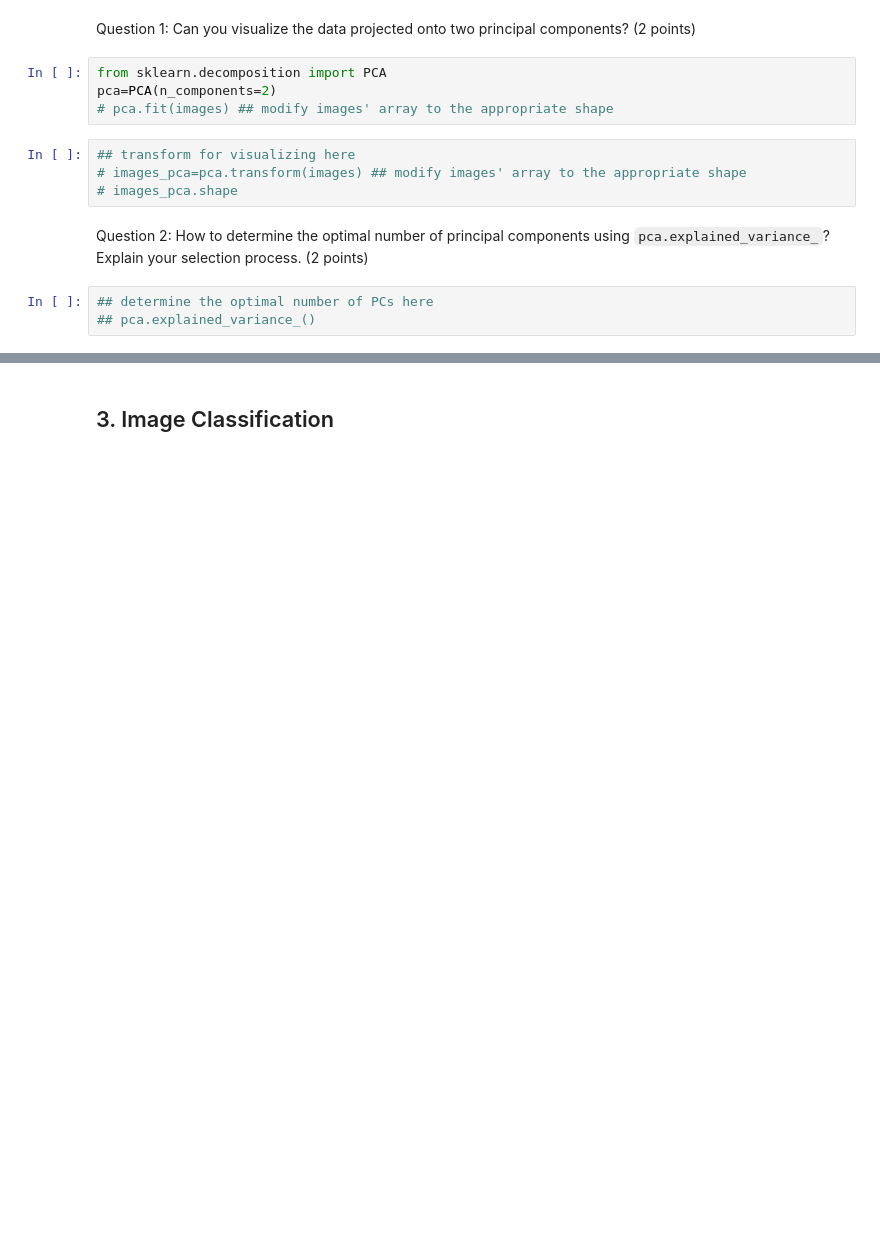
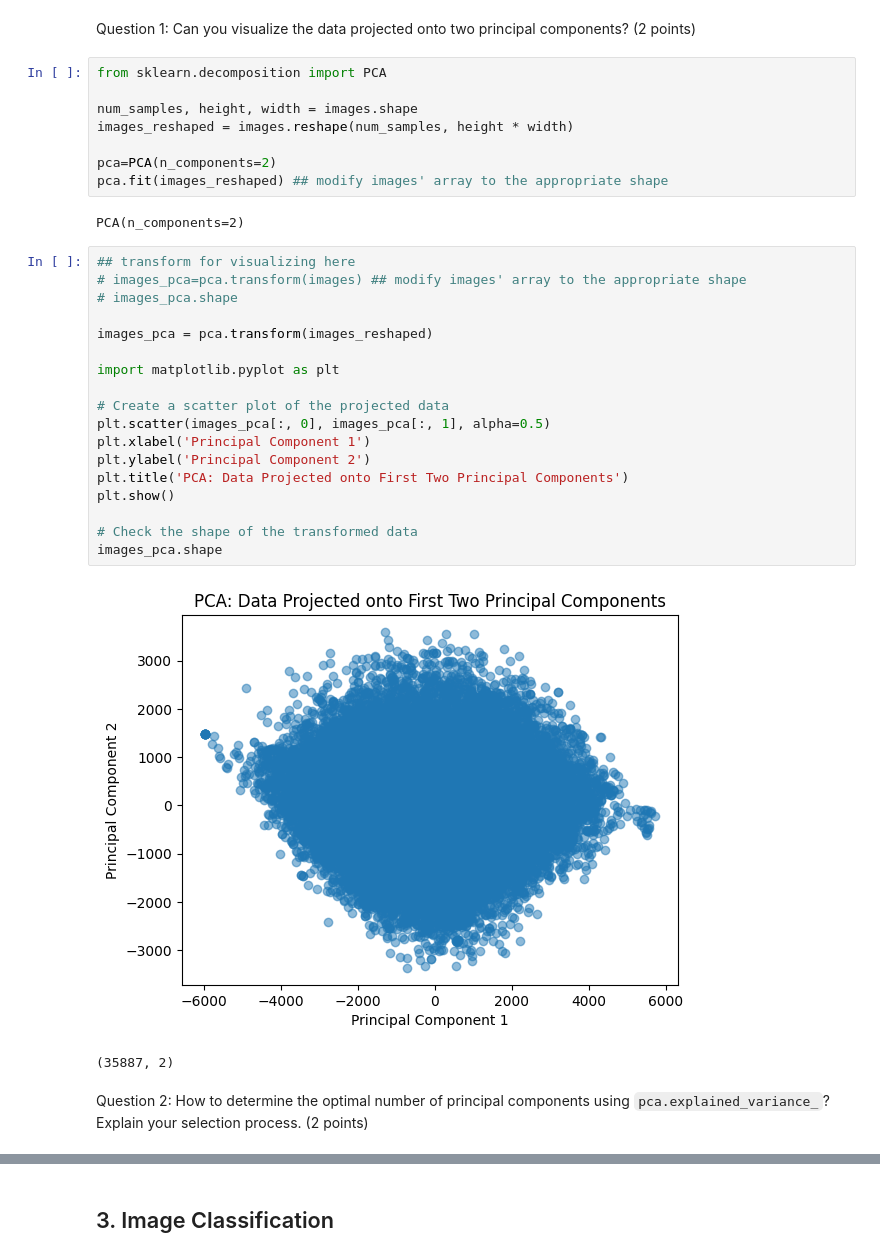
Before and after one commit to taindp98/Fundamental-ML, a Jupyter notebook: notebooks/EDA.ipynb, the cells around one changed output, grey strips where cells are left out. Cells and saved outputs as stored; diff of their text form; blank space fills up the shorter version.

````diff
--- a/notebooks/EDA.ipynb
+++ b/notebooks/EDA.ipynb
@@ -71,14 +71,34 @@ Principal Component Analysis (PCA) is a popular technique for dimensionality red
 Question 1: Can you visualize the data projected onto two principal components? (2 points)
 # %%
 from sklearn.decomposition import PCA
+
+num_samples, height, width = images.shape
+images_reshaped = images.reshape(num_samples, height * width)
+
 pca=PCA(n_components=2)
-# pca.fit(images) ## modify images' array to the appropriate shape
+pca.fit(images_reshaped) ## modify images' array to the appropriate shape
+# %% [output]
+PCA(n_components=2)
-# %%
-## transform for visualizing here
-# images_pca=pca.transform(images) ## modify images' array to the appropriate shape
-# images_pca.shape
+# %%
+## transform for visualizing here
+# images_pca=pca.transform(images) ## modify images' array to the appropriate shape
+# images_pca.shape
+
+images_pca = pca.transform(images_reshaped)
+
+import matplotlib.pyplot as plt
+
+# Create a scatter plot of the projected data
+plt.scatter(images_pca[:, 0], images_pca[:, 1], alpha=0.5)
+plt.xlabel('Principal Component 1')
+plt.ylabel('Principal Component 2')
+plt.title('PCA: Data Projected onto First Two Principal Components')
+plt.show()
+
+# Check the shape of the transformed data
+images_pca.shape
+# %% [output]
+[figure, added]
+(35887, 2)
 # %% [markdown]
 Question 2: How to determine the optimal number of principal components using ```pca.explained_variance_```? Explain your selection process. (2 points)
-# %%
-## determine the optimal number of PCs here
-## pca.explained_variance_()
````
Also changed, not shown: parts of 12 cells of this notebook.
